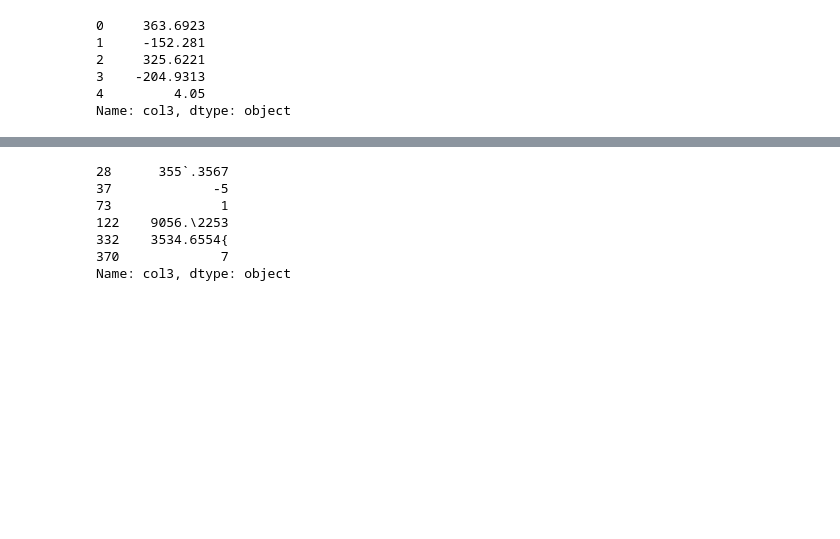
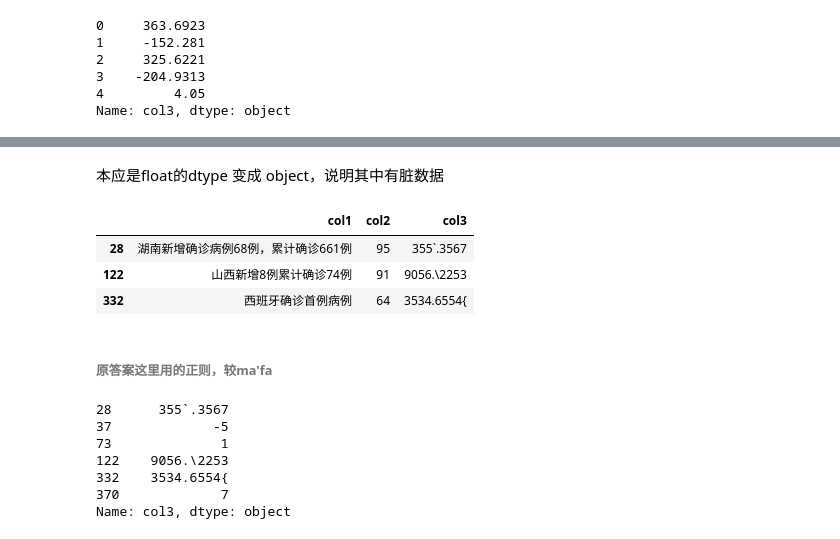
Before and after one commit to elsieyin/joyful-pandas, a Jupyter notebook: 第7章 文本数据.ipynb, the cells around one changed output, grey strips where cells are left out. Drawn from its saved outputs; the diff is of its cells as text; code cells hidden in the pictures; blank space fills up the shorter version.

```diff
--- a/第7章 文本数据.ipynb
+++ b/第7章 文本数据.ipynb
@@ -688 +807,19 @@ Name: col3, dtype: object
+# %% [markdown]
+本应是float的dtype 变成 object，说明其中有脏数据
+# %%
+def is_number(x):
+    try:
+        float(x)
+        return True
+    except (SyntaxError, ValueError) as e:
+        return False
+
+df[~df.col3.map(is_number)]
+# %% [output]
+|  | col1 | col2 | col3 |
+| 28 | 湖南新增确诊病例68例，累计确诊661例 | 95 | 355`.3567 |
+| 122 | 山西新增8例累计确诊74例 | 91 | 9056.\2253 |
+| 332 | 西班牙确诊首例病例 | 64 | 3534.6554{ |
+# %% [markdown]
+###### 原答案这里用的正则，较ma'fa
 # %%
```
Also changed, not shown: parts of 23 cells of this notebook, 1 other file.
